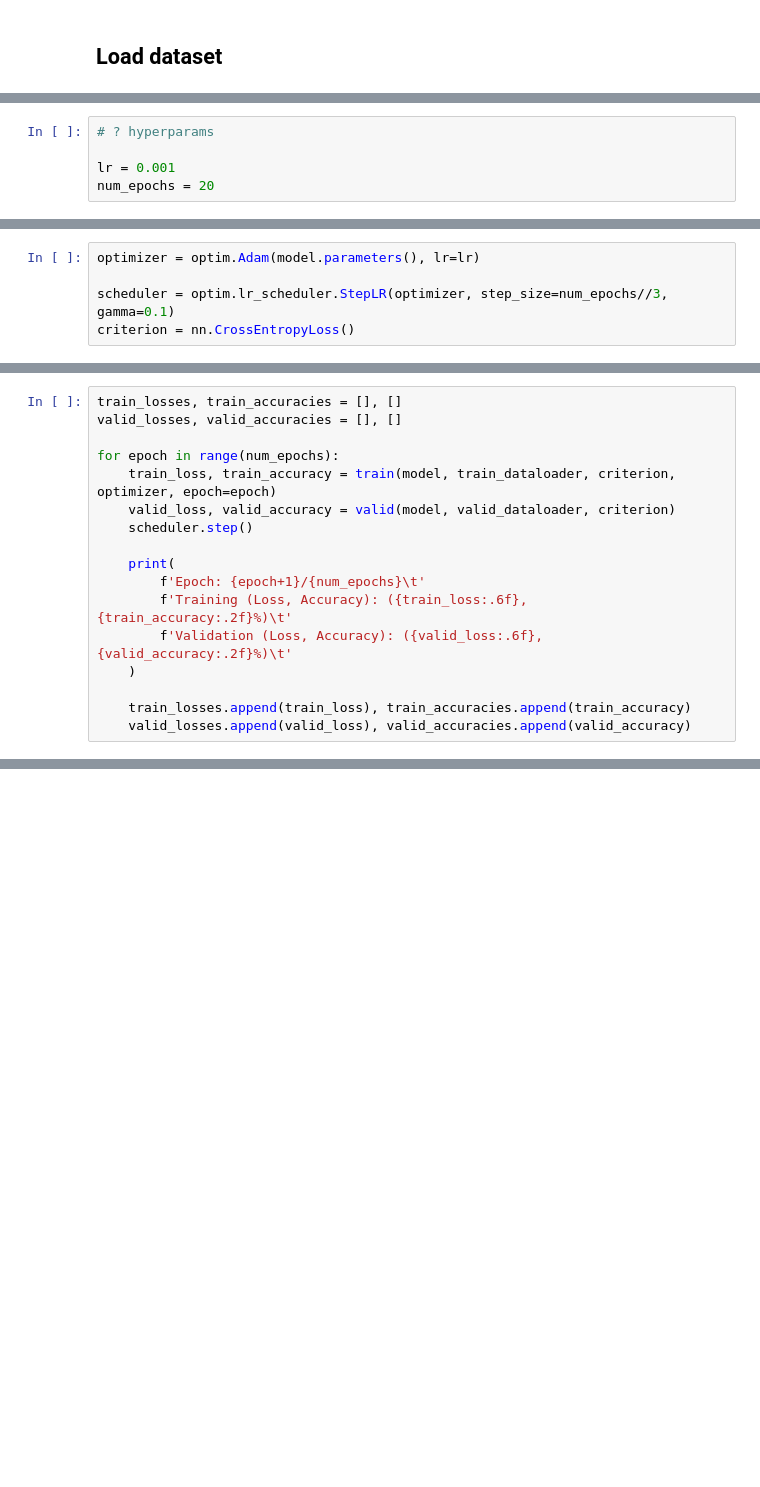
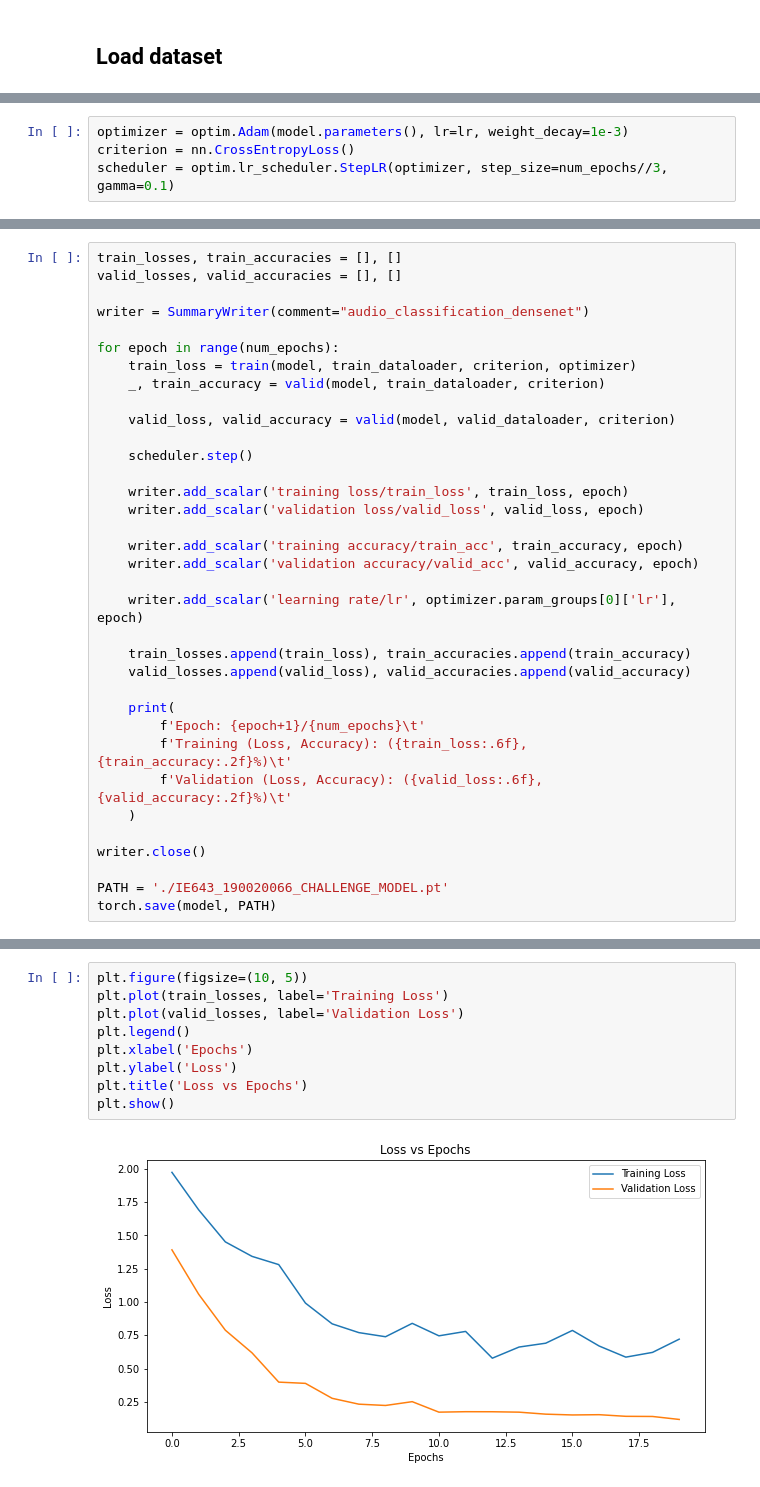
Before and after one commit to relaxxpls/Audio-Classification, a Jupyter notebook: train.ipynb, the cells around one changed output, grey strips where cells are left out. Drawn from its saved outputs; the diff is of its cells as text; blank space fills up the shorter version.

Commit message:
👌 IMPROVE: Improve training notebook with densenet

```diff
--- a/solve.ipynb
+++ b/train.ipynb
@@ -121,5 +95,0 @@ DenseNet(
-# %%
-# ? hyperparams
-
-lr = 0.001
-num_epochs = 20
@@ -126,5 +139,4 @@ num_epochs = 20
 # %%
-optimizer = optim.Adam(model.parameters(), lr=lr)
-
+optimizer = optim.Adam(model.parameters(), lr=lr, weight_decay=1e-3)
+criterion = nn.CrossEntropyLoss()
 scheduler = optim.lr_scheduler.StepLR(optimizer, step_size=num_epochs//3, gamma=0.1)
-criterion = nn.CrossEntropyLoss()
@@ -234,10 +188,26 @@ def predict(model, data):
 train_losses, train_accuracies = [], []
 valid_losses, valid_accuracies = [], []
 
+writer = SummaryWriter(comment="audio_classification_densenet")
+
 for epoch in range(num_epochs):
-    train_loss, train_accuracy = train(model, train_dataloader, criterion, optimizer, epoch=epoch)
+    train_loss = train(model, train_dataloader, criterion, optimizer)
+    _, train_accuracy = valid(model, train_dataloader, criterion)
+
     valid_loss, valid_accuracy = valid(model, valid_dataloader, criterion)
+
     scheduler.step()
+
+    writer.add_scalar('training loss/train_loss', train_loss, epoch)
+    writer.add_scalar('validation loss/valid_loss', valid_loss, epoch)
+
+    writer.add_scalar('training accuracy/train_acc', train_accuracy, epoch)
+    writer.add_scalar('validation accuracy/valid_acc', valid_accuracy, epoch)
+
+    writer.add_scalar('learning rate/lr', optimizer.param_groups[0]['lr'], epoch)
+
+    train_losses.append(train_loss), train_accuracies.append(train_accuracy)
+    valid_losses.append(valid_loss), valid_accuracies.append(valid_accuracy)
 
     print(
         f'Epoch: {epoch+1}/{num_epochs}\t'
@@ -245,6 +215,8 @@ for epoch in range(num_epochs):
         f'Validation (Loss, Accuracy): ({valid_loss:.6f}, {valid_accuracy:.2f}%)\t'
     )
 
-    train_losses.append(train_loss), train_accuracies.append(train_accuracy)
-    valid_losses.append(valid_loss), valid_accuracies.append(valid_accuracy)
+writer.close()
+
+PATH = './IE643_190020066_CHALLENGE_MODEL.pt'
+torch.save(model, PATH)
 # %% [output]
@@ -277,0 +243,11 @@ Target: 7, Prediction: 4
+# %%
+plt.figure(figsize=(10, 5))
+plt.plot(train_losses, label='Training Loss')
+plt.plot(valid_losses, label='Validation Loss')
+plt.legend()
+plt.xlabel('Epochs')
+plt.ylabel('Loss')
+plt.title('Loss vs Epochs')
+plt.show()
+# %% [output]
+[figure, added]
```
Also changed, not shown: parts of 14 cells of this notebook.
